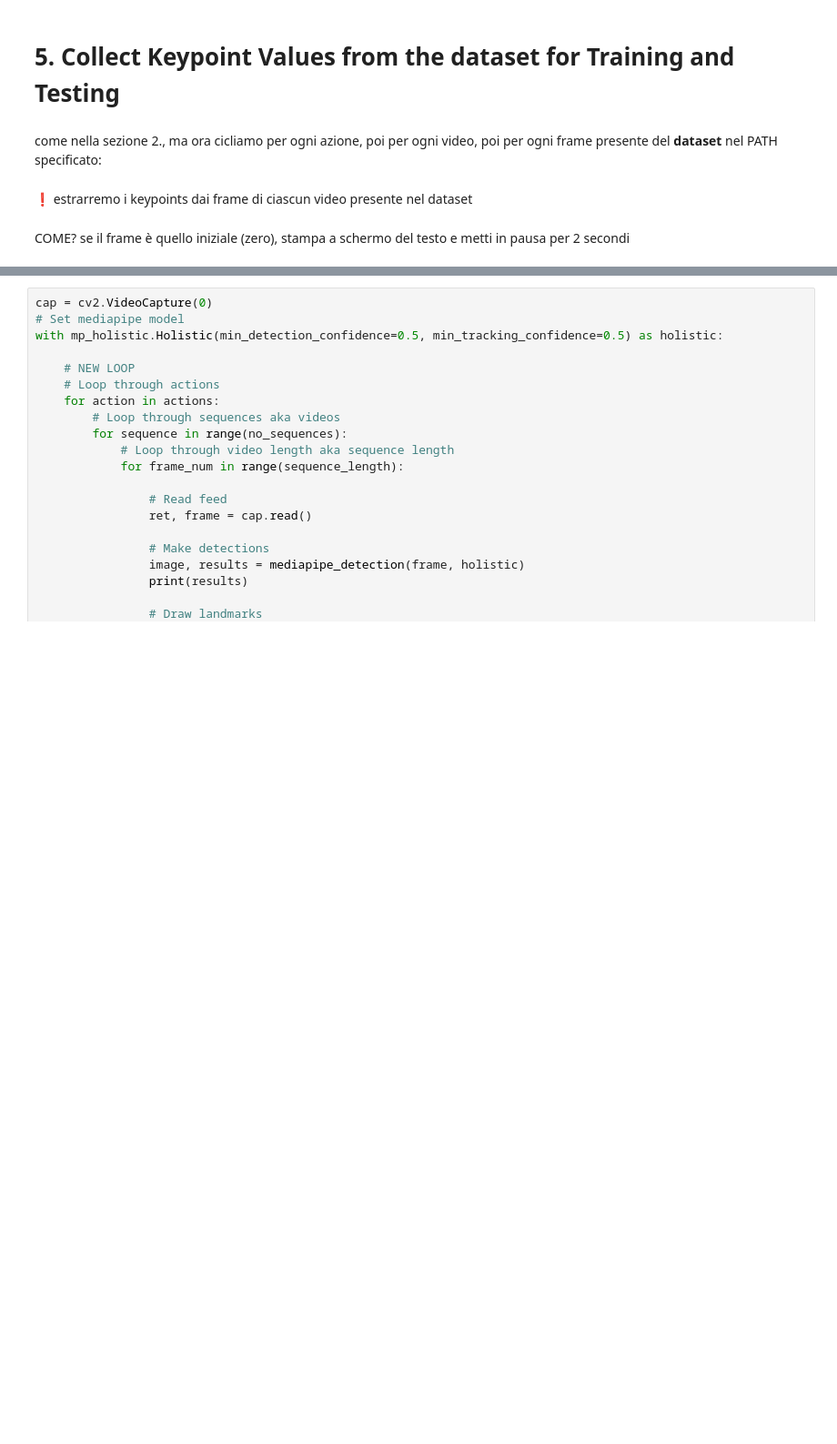
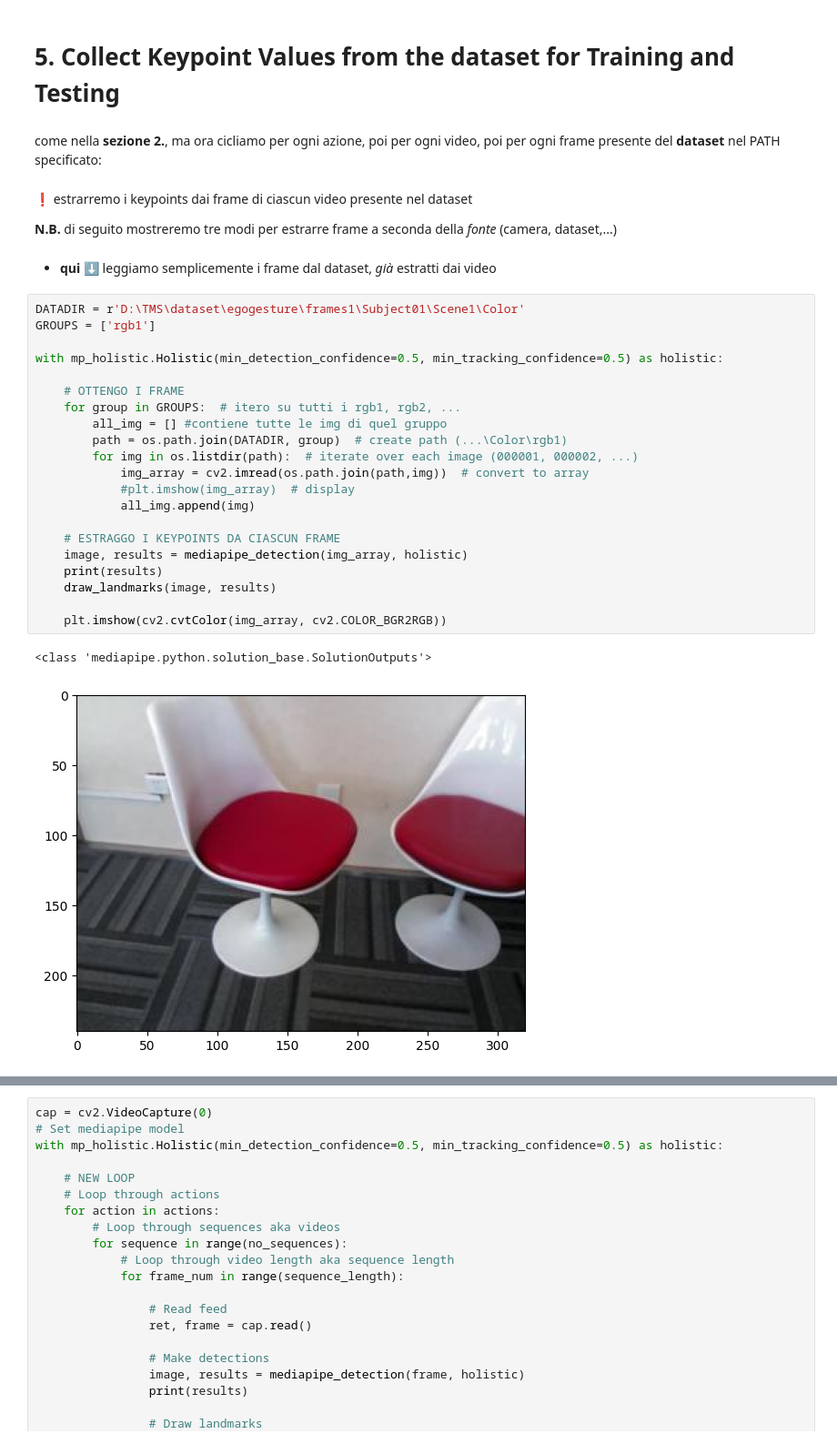
Before and after one commit to t-perniola/HGR-4-Social-Robotics, a Jupyter notebook: ActionDetectionDataset.ipynb, the cells around one changed output, grey strips where cells are left out. Shown at 91% size. Saved outputs shown, nothing was run; the diff lists cells and outputs as text; blank space fills up the shorter version.

```diff
--- a/ActionDetectionDataset.ipynb
+++ b/ActionDetectionDataset.ipynb
@@ -244,8 +221,34 @@ for action in actions:
 # %% [markdown]
 # 5. Collect Keypoint Values from the dataset for Training and Testing
 # %% [markdown]
-come nella sezione 2., ma ora cicliamo per ogni azione, poi per ogni video, poi per ogni frame presente del **dataset** nel PATH specificato:
+come nella **sezione 2.**, ma ora cicliamo per ogni azione, poi per ogni video, poi per ogni frame presente del **dataset** nel PATH specificato:
 # %% [markdown]
 ❗ estrarremo i keypoints dai frame di ciascun video presente nel dataset
+
+**N.B.** di seguito mostreremo tre modi per estrarre frame a seconda della *fonte* (camera, dataset,...)
-# %% [markdown]
-COME?   se il frame è quello iniziale (zero), stampa a schermo del testo e metti in pausa per 2 secondi
+# %% [markdown]
+* **qui** ⬇️ leggiamo semplicemente i frame dal dataset, *già* estratti dai video
+# %%
+DATADIR = r'D:\TMS\dataset\egogesture\frames1\Subject01\Scene1\Color'
+GROUPS = ['rgb1']
+
+with mp_holistic.Holistic(min_detection_confidence=0.5, min_tracking_confidence=0.5) as holistic:
+
+    # OTTENGO I FRAME
+    for group in GROUPS:  # itero su tutti i rgb1, rgb2, ...
+        all_img = [] #contiene tutte le img di quel gruppo
+        path = os.path.join(DATADIR, group)  # create path (...\Color\rgb1)
+        for img in os.listdir(path):  # iterate over each image (000001, 000002, ...)
+            img_array = cv2.imread(os.path.join(path,img))  # convert to array
+            #plt.imshow(img_array)  # display
+            all_img.append(img)
+
+    # ESTRAGGO I KEYPOINTS DA CIASCUN FRAME
+    image, results = mediapipe_detection(img_array, holistic)
+    print(results)
+    draw_landmarks(image, results)
+
+    plt.imshow(cv2.cvtColor(img_array, cv2.COLOR_BGR2RGB))
+# %% [output]
+<class 'mediapipe.python.solution_base.SolutionOutputs'>
+[figure, added]
```
Also changed, not shown: parts of 10 cells of this notebook, 3 other files.
